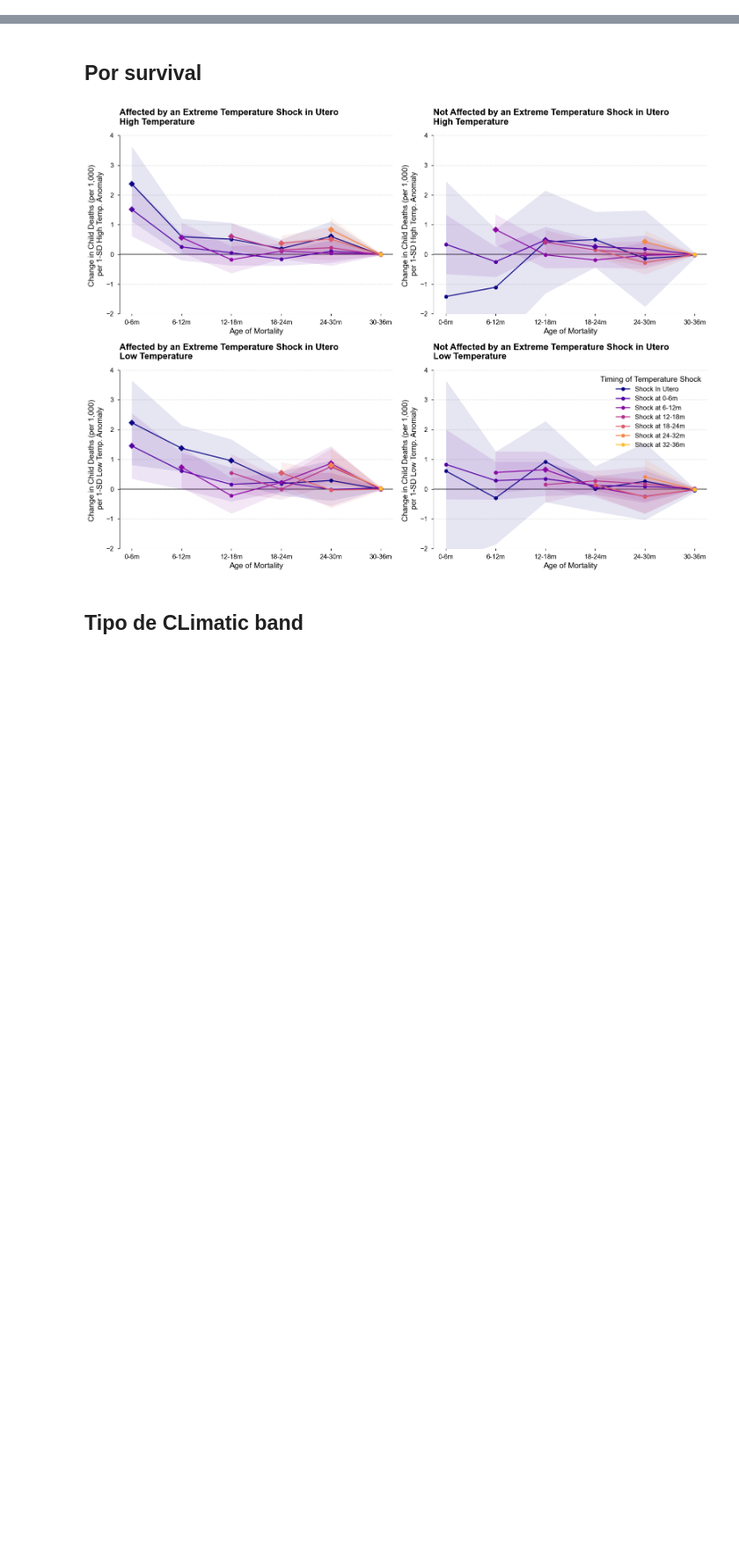
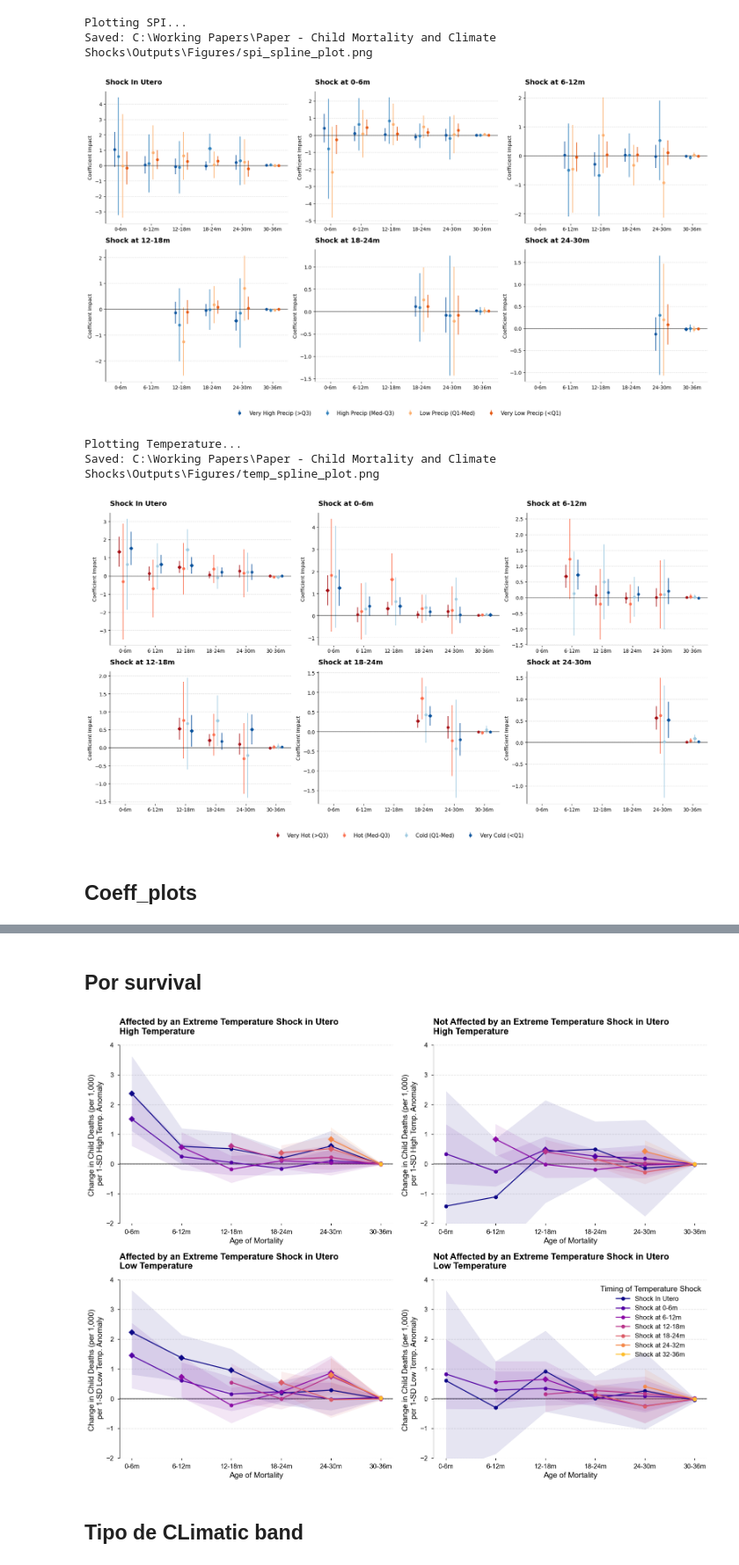
Before and after one commit to Queeno11/Child-mortality-and-Climate-Shocks, a Jupyter notebook: coefficient_plots.ipynb, the cells around one changed output, grey strips where cells are left out. Shown at 88% size. Saved outputs shown, nothing was run; the diff lists cells and outputs as text; code cells hidden in the pictures; blank space fills up the shorter version.

```diff
--- a/coefficient_plots.ipynb
+++ b/coefficient_plots.ipynb
@@ -21,3 +807,81 @@ plt.rcParams.update({
+# %%
+# --- Configuration ---
+time_frames_to_plot = [
+    'inutero_b_avg',
+    'born_1m6m_b_avg',
+    'born_6m12m_b_avg',
+    'born_12m18m_b_avg',
+    'born_18m24m_b_avg',
+    'born_24m30m_b_avg'
+]
+
+# 2. Define Titles for each frame
+titles = {
+    'inutero_b_avg':      'Shock In Utero',
+    'born_1m6m_b_avg':    'Shock at 0-6m',
+    'born_6m12m_b_avg':   'Shock at 6-12m',
+    'born_12m18m_b_avg':  'Shock at 12-18m',
+    'born_18m24m_b_avg':  'Shock at 18-24m',
+    'born_24m30m_b_avg':  'Shock at 24-30m'
+}
+
+# 3. X-Axis Labels (Outcomes)
+x_ticks = ['0-6m', '6-12m', '12-18m', '18-24m', '24-30m', '30-36m']
+
+
+# ==========================================
+# 1. PLOT SPI (Precipitation)
+# ==========================================
+print("Plotting SPI...")
+plot_spline_coefficients_all(
+    data_dict=outdata,          # Your dictionary
+    shock_type='spi',           # Select 'spi' key
+    time_frames=time_frames_to_plot,
+    title_labels=titles,
+    x_tick_labels=x_ticks,
+    canvas_size=(2, 3),
+    # Blue/Green palette for Rain? Or Keep Plasma?
+    # Using a Blue-ish palette for precipitation distinctness
+    colors=["#08519c", "#3182bd", "#fdae6b", "#e6550d"],
+    labels=[
+        "Very High Precip (>Q3)",
+        "High Precip (Med-Q3)",
+        "Low Precip (Q1-Med)",
+        "Very Low Precip (<Q1)"
+    ],
+    outpath=rf"{OUT_FIGS}"
+)
+
+# ==========================================
+# 2. PLOT TEMP (Temperature)
+# ==========================================
+print("Plotting Temperature...")
+plot_spline_coefficients_all(
+    data_dict=outdata,          # Your dictionary
+    shock_type='temp',          # Select 'temp' key
+    time_frames=time_frames_to_plot,
+    title_labels=titles,
+    x_tick_labels=x_ticks,
+    canvas_size=(2, 3),
+    # Red/Blue palette for Temperature
+    colors=["#a50f15", "#fb6a4a", "#9ecae1", "#08519c"],
+    labels=[
+        "Very Hot (>Q3)",
+        "Hot (Med-Q3)",
+        "Cold (Q1-Med)",
+        "Very Cold (<Q1)"
+    ],
+    outpath=rf"{OUT_FIGS}"
+)
+# %% [output]
+Plotting SPI...
+Saved: C:\Working Papers\Paper - Child Mortality and Climate Shocks\Outputs\Figures/spi_spline_plot.png
+[figure, added]
+Plotting Temperature...
+Saved: C:\Working Papers\Paper - Child Mortality and Climate Shocks\Outputs\Figures/temp_spline_plot.png
+[figure, added]
+# %% [markdown]
+## Coeff_plots
 # %%
 # X-axis labels for both plots
 x_labels = ['0-6m', '6-12m', '12-18m', '18-24m', '24-30m', '30-36m']
```
Also changed, not shown: parts of 14 cells of this notebook, 3 other files.
